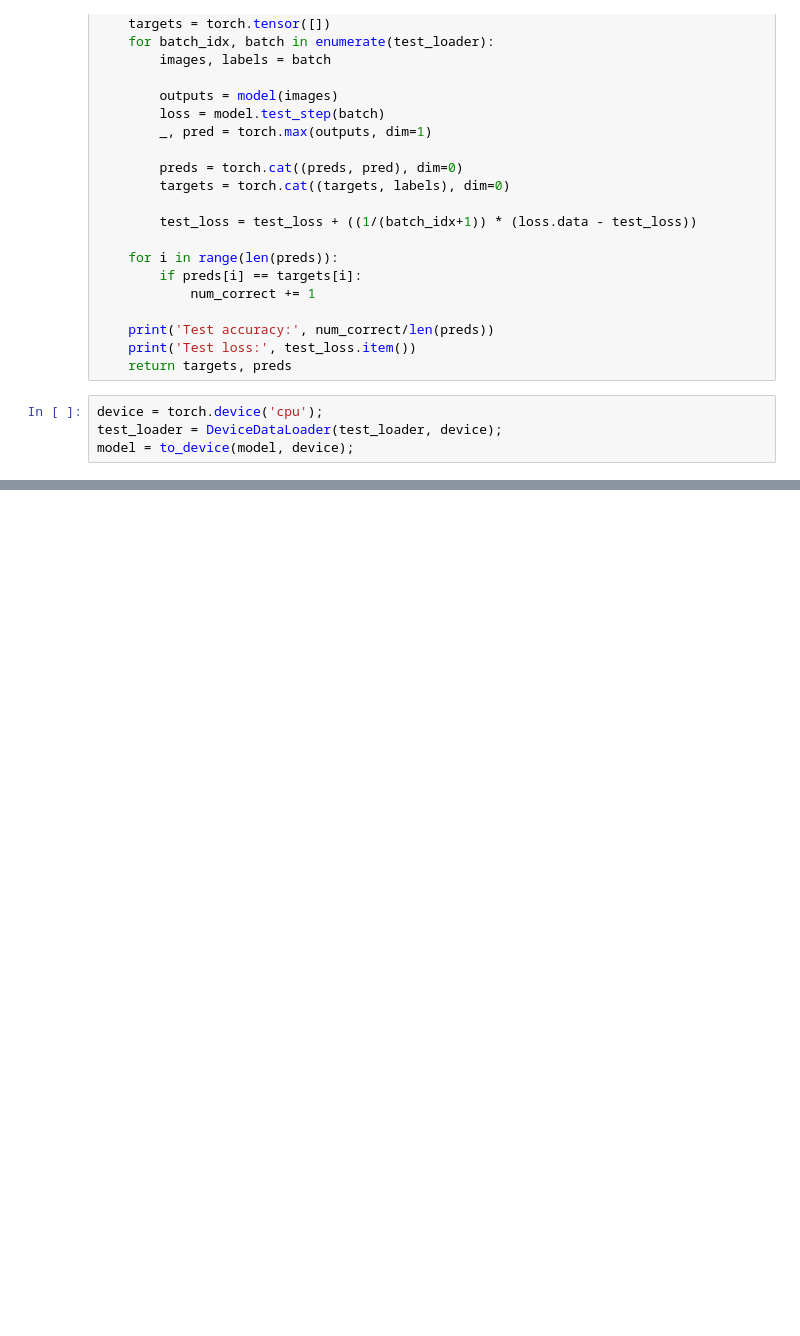
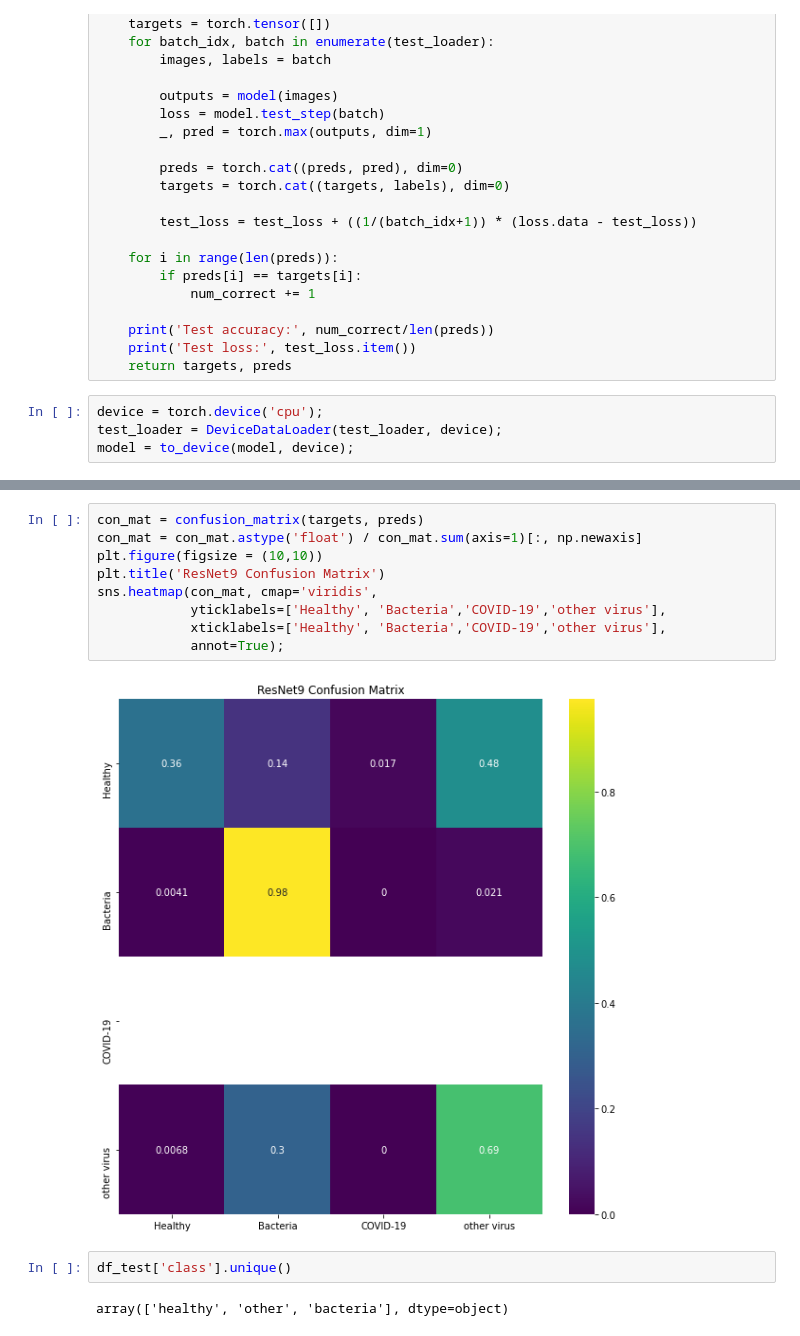
Before and after one commit to archeltaneka/stanford-xcs229ii-project, a Jupyter notebook: project_playground.ipynb, the cells around one changed output, grey strips where cells are left out. Cells and saved outputs as stored; diff of their text form; blank space fills up the shorter version.

```diff
--- a/project_playground.ipynb
+++ b/project_playground.ipynb
@@ -582,0 +602,15 @@ with torch.no_grad():
+# %%
+con_mat = confusion_matrix(targets, preds)
+con_mat = con_mat.astype('float') / con_mat.sum(axis=1)[:, np.newaxis]
+plt.figure(figsize = (10,10))
+plt.title('ResNet9 Confusion Matrix')
+sns.heatmap(con_mat, cmap='viridis',
+            yticklabels=['Healthy', 'Bacteria','COVID-19','other virus'],
+            xticklabels=['Healthy', 'Bacteria','COVID-19','other virus'],
+            annot=True);
+# %% [output]
+[figure, added]
+# %%
+df_test['class'].unique()
+# %% [output]
+array(['healthy', 'other', 'bacteria'], dtype=object)
```
Also changed, not shown: parts of 9 cells of this notebook.
